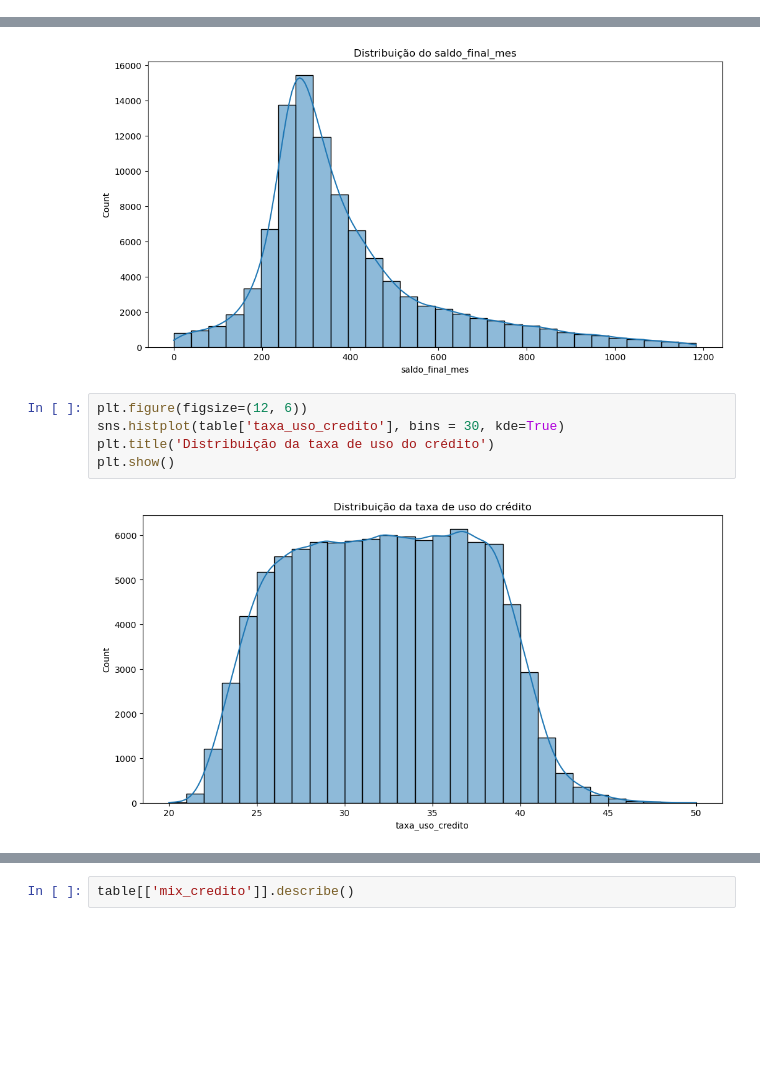
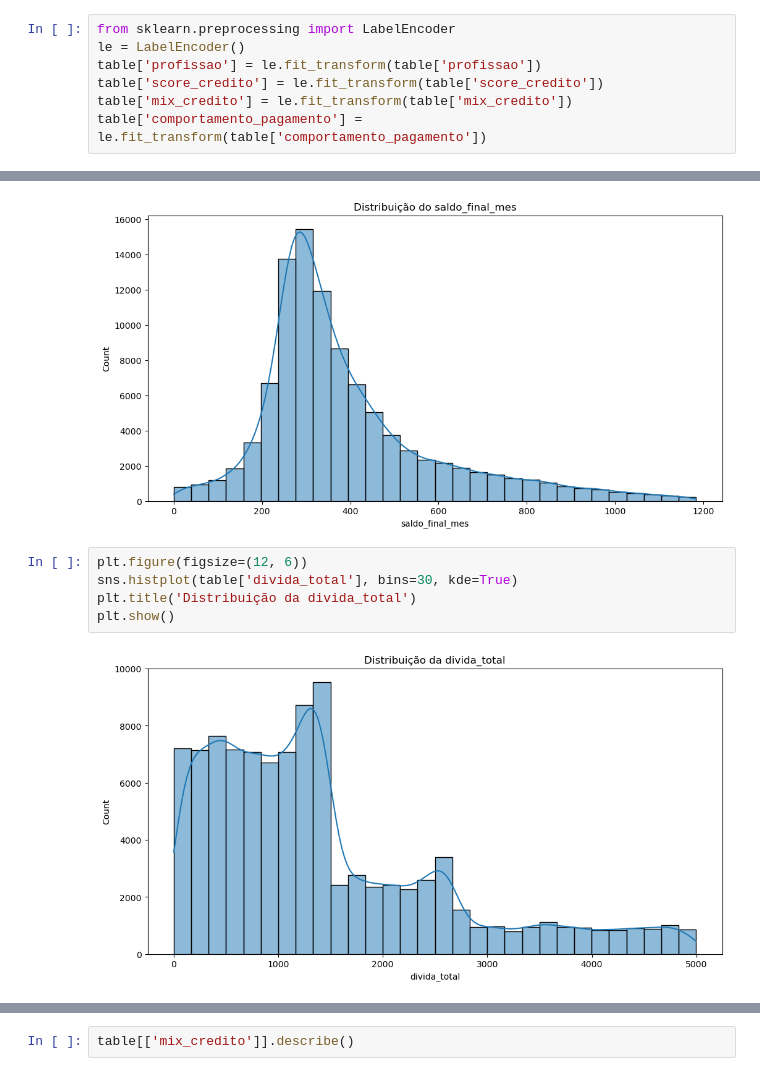
Before and after one commit to Haell39/Analise-Credito, a Jupyter notebook: main.ipynb, the cells around one changed output, grey strips where cells are left out. Cells and saved outputs as stored; diff of their text form; blank space fills up the shorter version.

```diff
--- a/main.ipynb
+++ b/main.ipynb
@@ -176,3 +187,10 @@ Data columns (total 25 columns):
 dtypes: float64(14), int32(3), int64(7), object(1)
 memory usage: 17.9+ MB
 None
+# %%
+from sklearn.preprocessing import LabelEncoder
+le = LabelEncoder()
+table['profissao'] = le.fit_transform(table['profissao'])
+table['score_credito'] = le.fit_transform(table['score_credito'])
+table['mix_credito'] = le.fit_transform(table['mix_credito'])
+table['comportamento_pagamento'] = le.fit_transform(table['comportamento_pagamento'])
@@ -333,8 +440,8 @@ plt.show()
 [figure]
 # %%
 plt.figure(figsize=(12, 6))
-sns.histplot(table['taxa_uso_credito'], bins = 30, kde=True)
-plt.title('Distribuição da taxa de uso do crédito')
+sns.histplot(table['divida_total'], bins=30, kde=True)
+plt.title('Distribuição da divida_total')
 plt.show()
 # %% [output]
-[figure, old version]
+[figure, new version]
```
Also changed, not shown: parts of 32 cells of this notebook.
